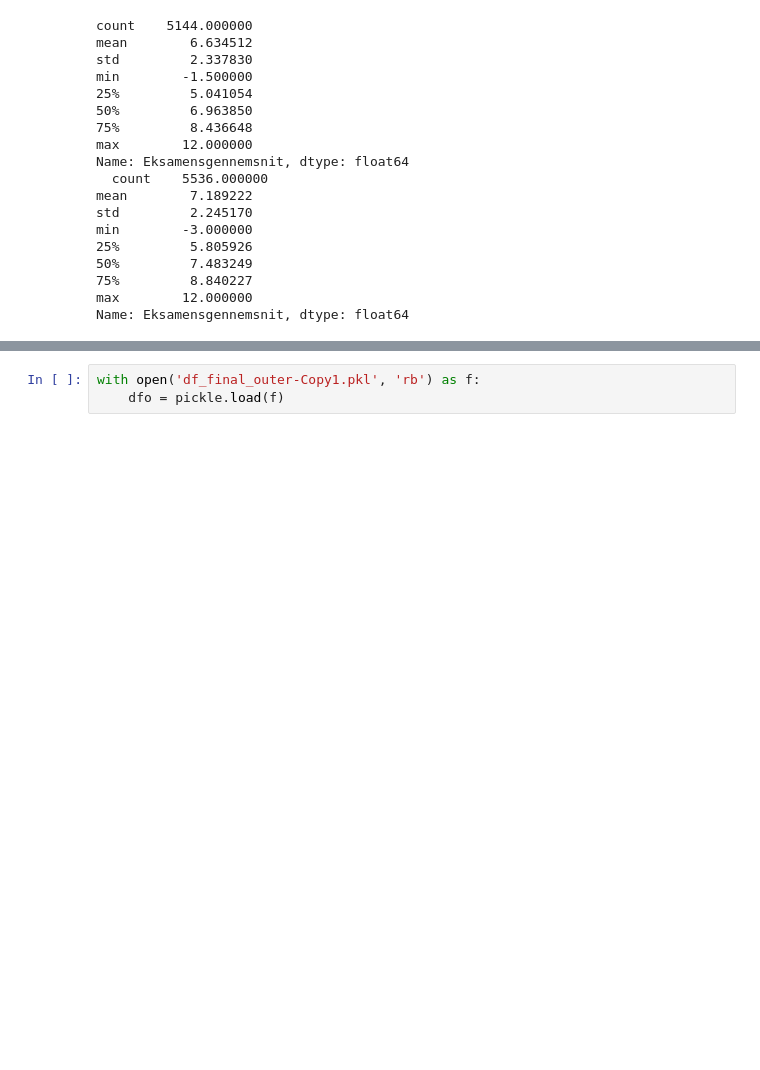
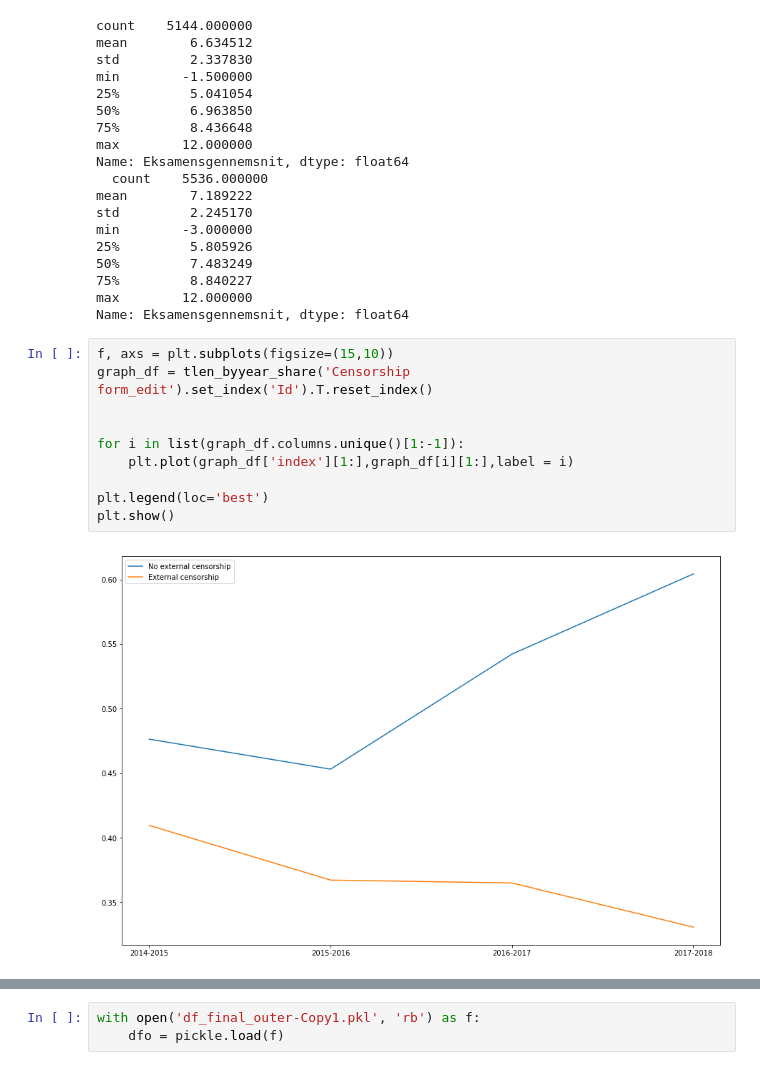
Before and after one commit to tnv875/Group18-NoTeeth, a Jupyter notebook: Exam project/Mag/Deskriptiv statistik.ipynb, the cells around one changed output, grey strips where cells are left out. Cells and saved outputs as stored; diff of their text form; blank space fills up the shorter version.

```diff
--- a/Exam project/Mag/Deskriptiv statistik.ipynb
+++ b/Exam project/Mag/Deskriptiv statistik.ipynb
@@ -194,3 +245,15 @@ min        -3.000000
 75%         8.840227
 max        12.000000
 Name: Eksamensgennemsnit, dtype: float64
+# %%
+f, axs = plt.subplots(figsize=(15,10))
+graph_df = tlen_byyear_share('Censorship form_edit').set_index('Id').T.reset_index()
+
+
+for i in list(graph_df.columns.unique()[1:-1]):
+    plt.plot(graph_df['index'][1:],graph_df[i][1:],label = i)
+
+plt.legend(loc='best')
+plt.show()
+# %% [output]
+[figure, added]
```
Also changed, not shown: parts of 4 cells of this notebook.
